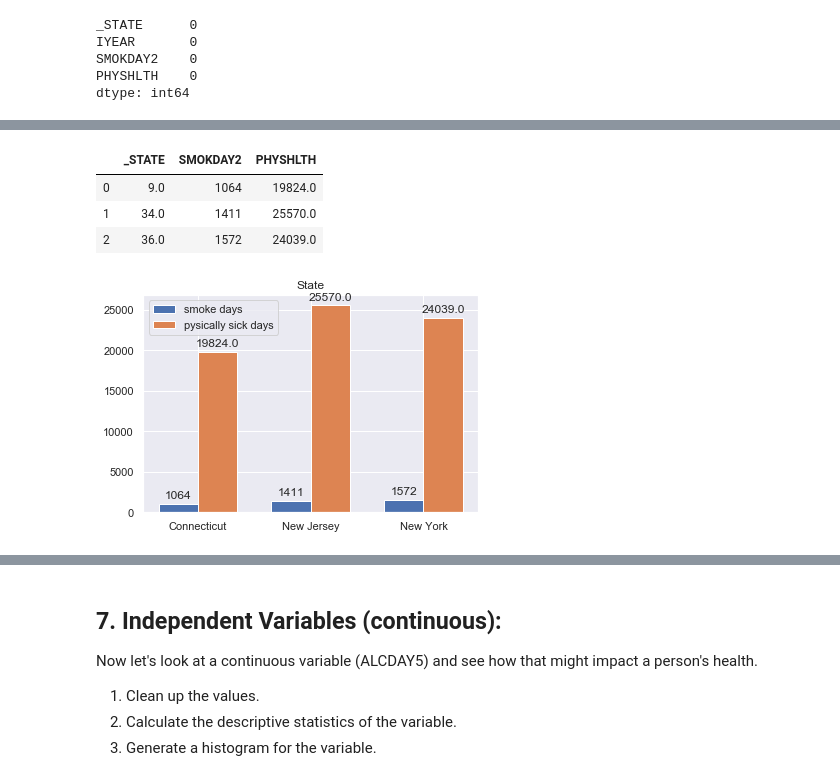
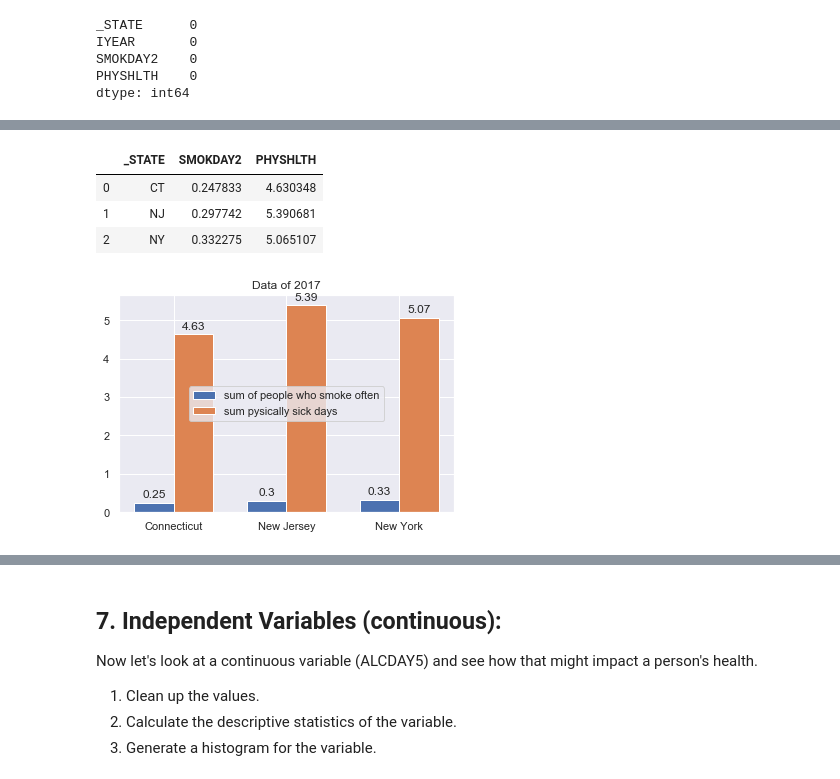
Before and after one commit to melanieshi0120/nyc-mhtn-ds-010620-lectures, a Jupyter notebook: week_2/case_study/Data_Exploration_Applied.ipynb, the cells around one changed output, grey strips where cells are left out. Cells and saved outputs as stored; diff of their text form; code cells hidden in the pictures.

```diff
--- a/week_2/case_study/Data_Exploration_Applied.ipynb
+++ b/week_2/case_study/Data_Exploration_Applied.ipynb
@@ -371,17 +415,12 @@ dtype: int64
 # %%
 #remove all NaN values for data6
 data6_na=data6.dropna(axis=0)
-data6_drop=data6_na.drop(columns='index')
+data6_clean=data6_na.drop(columns='index')
 #double check if our data already cleaned
-data6_drop.isnull().sum()
+data6_clean.isnull().sum()
 # %% [output]
 _STATE      0
 IYEAR       0
 SMOKDAY2    0
 PHYSHLTH    0
 dtype: int64
-# %%
-#for the index
-data6_c=data6_drop.reset_index(drop=True).copy()
-data6_clean=data6_c[data6_c['IYEAR']==2017]
-data6_clean.head()
@@ -399,3 +440,5 @@ Index(['_STATE', 'SMOKDAY2', 'PHYSHLTH'], dtype='object')
 # %%
-data6_clean['SMOKDAY2']=data6_clean['SMOKDAY2'].apply(lambda x: 1 if (x ==1.0 or x == 2.0)  else 0)
+data6_clean['SMOKDAY2']=data6_clean['SMOKDAY2'].apply(lambda x: 1 if (x ==1.0 or x == 2.0)  else(0 if x==3 else None))
+data6_clean['_STATE']=data6_clean['_STATE'].map({9.0:'CT',34.0:"NJ",36.0:'NY'})
 data6_clean['PHYSHLTH']=data6_clean['PHYSHLTH'].apply(lambda x: x if x in range(1,31)  else 0)
+data6_clean.isnull().sum()
@@ -411,42 +507,43 @@ data6_clean.head()
 # %%
-s_smk=pd.DataFrame(data6_clean.groupby('_STATE')['SMOKDAY2'].sum()).reset_index()
-s_phy=pd.DataFrame(data6_clean.groupby('_STATE')['PHYSHLTH'].sum()).reset_index()
+s_smk=pd.DataFrame(data6_clean.groupby('_STATE')['SMOKDAY2'].mean()).reset_index()
+s_phy=pd.DataFrame(data6_clean.groupby('_STATE')['PHYSHLTH'].mean()).reset_index()
 combo1=pd.merge(s_smk,s_phy,how="outer",on='_STATE')
 combo1
 # %% [output]
 |  | _STATE | SMOKDAY2 | PHYSHLTH |
-| 0 | 9.0 | 1064 | 19824.0 |
-| 1 | 34.0 | 1411 | 25570.0 |
-| 2 | 36.0 | 1572 | 24039.0 |
+| 0 | CT | 0.247833 | 4.630348 |
+| 1 | NJ | 0.297742 | 5.390681 |
+| 2 | NY | 0.332275 | 5.065107 |
 # %%
+#4.Generate graphics that show how the responses to this variable might differ by state. check
 label6 = ['Connecticut','New Jersey','New York']
 x = np.arange(len(label6))  # the label locations
 width = 0.35  # the width of the bars
 fig, ax = plt.subplots(figsize=(6,4))
-rects1 = ax.bar(x - width/2, combo1['SMOKDAY2'], width, label='smoke days')
-rects2 = ax.bar(x + width/2, combo1['PHYSHLTH'], width, label='pysically sick days')
+rects1 = ax.bar(x - width/2, round(combo1['SMOKDAY2'],2), width, label='sum of people who smoke often')
+rects2 = ax.bar(x + width/2, round(combo1['PHYSHLTH'],2), width, label='sum pysically sick days ')
 
 # Add some text for labels, title and custom x-axis tick labels, etc.
 ax.set_ylabel('')
-ax.set_title('State')
+ax.set_title('Data of 2017')
 ax.set_xticks(x)
 ax.set_xticklabels(label6)
 ax.legend()
 
 def autolabel(rects):
     """Attach a text label above each bar in *rects*, displaying its height."""
     for rect in rects:
         height = rect.get_height()
         ax.annotate('{}'.format(height),
                     xy=(rect.get_x() + rect.get_width() / 2, height),
                     xytext=(0, 3),  # 3 points vertical offset
                     textcoords="offset points",
                     ha='center', va='bottom')
 
 
 autolabel(rects1)
 autolabel(rects2)
-plt.legend(loc='upper left')
+plt.legend(loc='center')
 plt.show()
 # %% [output]
-[figure, old version]
+[figure, new version]
```
Also changed, not shown: parts of 82 cells of this notebook, 25 other files.
